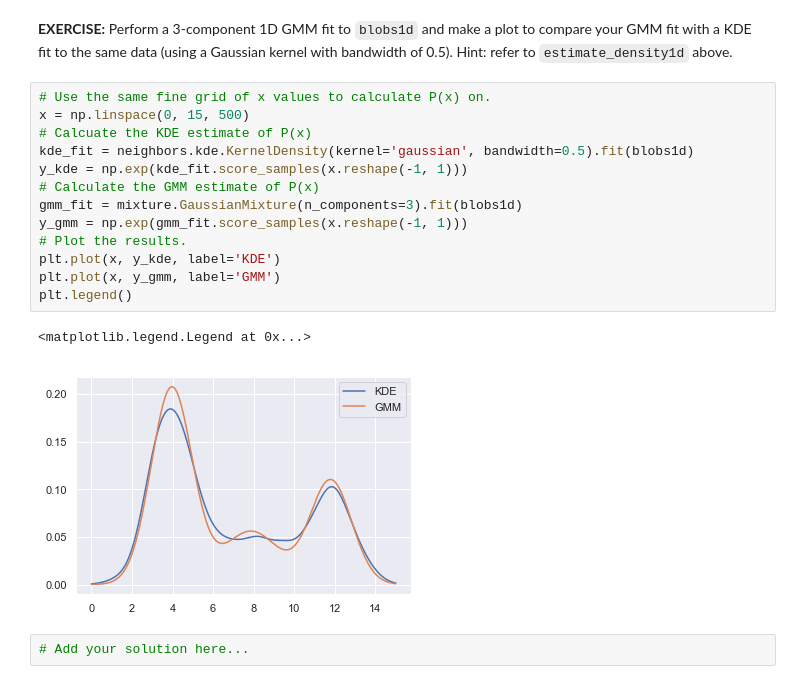
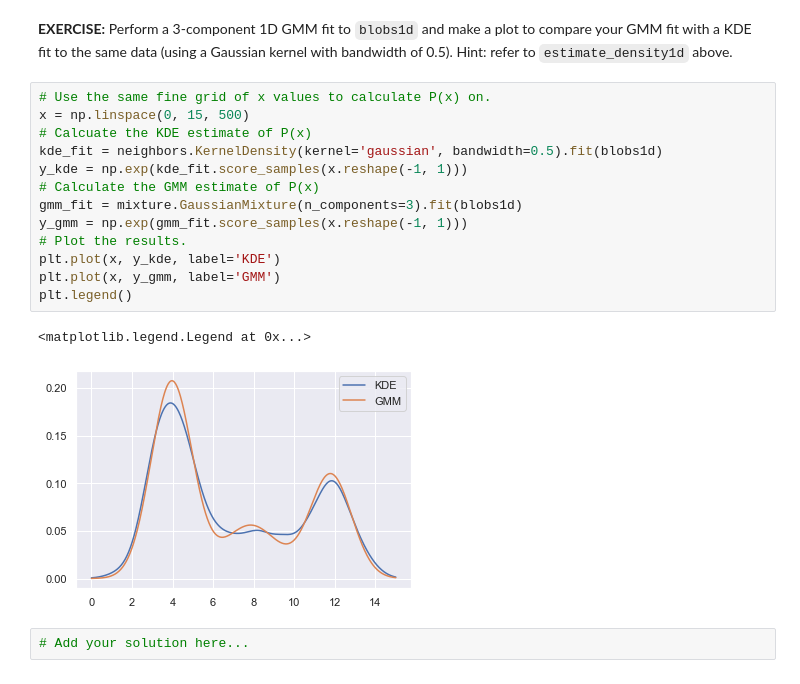
Before and after one commit to dkirkby/MachineLearningStatistics, a Jupyter notebook: notebooks/Density.ipynb, the cells around one changed output. Cells and saved outputs as stored; diff of their text form.

```diff
--- a/notebooks/Density.ipynb
+++ b/notebooks/Density.ipynb
@@ -289,19 +286,19 @@ Note that `fit.sample()` does not allow you to pass in your random state directl
 # %%
 # Use the same fine grid of x values to calculate P(x) on.
 x = np.linspace(0, 15, 500)
 # Calcuate the KDE estimate of P(x)
-kde_fit = neighbors.kde.KernelDensity(kernel='gaussian', bandwidth=0.5).fit(blobs1d)
+kde_fit = neighbors.KernelDensity(kernel='gaussian', bandwidth=0.5).fit(blobs1d)
 y_kde = np.exp(kde_fit.score_samples(x.reshape(-1, 1)))
 # Calculate the GMM estimate of P(x)
 gmm_fit = mixture.GaussianMixture(n_components=3).fit(blobs1d)
 y_gmm = np.exp(gmm_fit.score_samples(x.reshape(-1, 1)))
 # Plot the results.
 plt.plot(x, y_kde, label='KDE')
 plt.plot(x, y_gmm, label='GMM')
 plt.legend()
 # %% [output]
 <matplotlib.legend.Legend at 0x...>
-[figure, old version]
+[figure, new version]
 # %%
 # Add your solution here...
 # %% [markdown]
```
Also changed, not shown: parts of 28 cells of this notebook.
